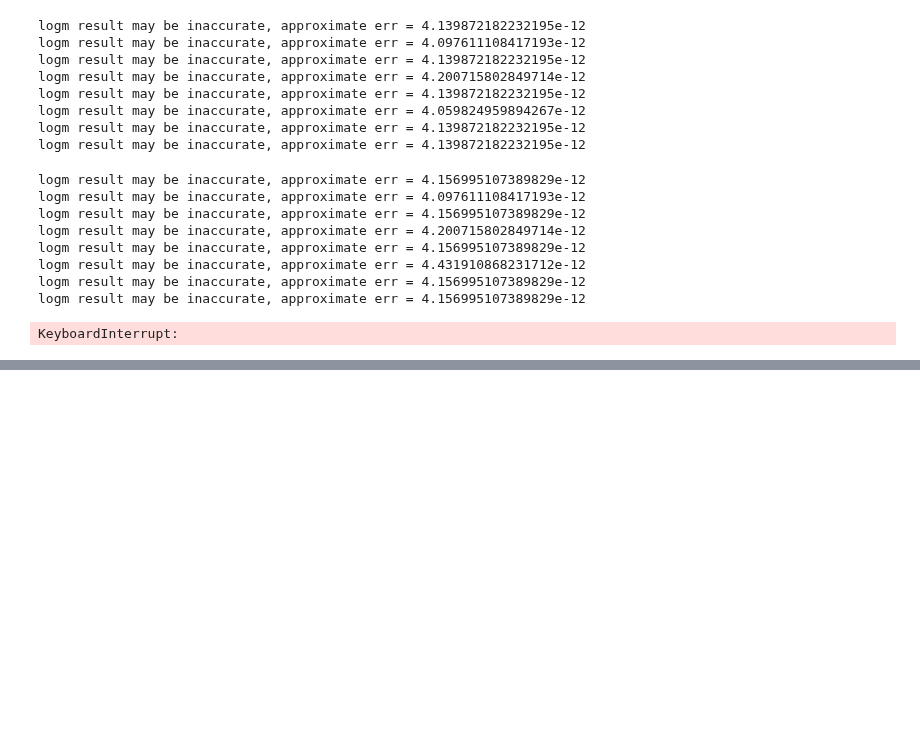
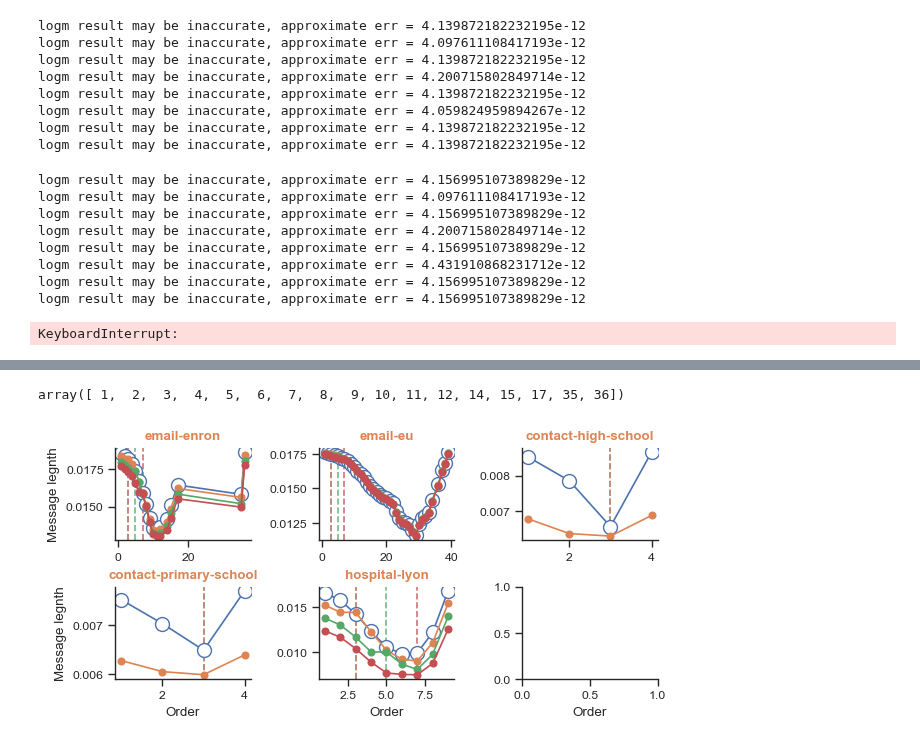
Before and after one commit to maximelucas/hypergraph_reducibility, a Jupyter notebook: notebooks/figure_2_shuffling.ipynb, the cells around one changed output, grey strips where cells are left out. Saved outputs shown, nothing was run; the diff lists cells and outputs as text; code cells hidden in the pictures; blank space fills up the shorter version.

```diff
--- a/notebooks/figure_2_shuffling.ipynb
+++ b/notebooks/figure_2_shuffling.ipynb
@@ -276,0 +235,73 @@ fig_name = f"figure_2_v1" #lambda2_HG_SC_N_{N}_ps_{ps}_nrep_{n_repetitions}"
+# %%
+cat_dict = {
+    "diseasome": "bio",
+    "ndc-substances": "bio",
+    "hospital-lyon": "socio",
+    "congress-bills": "?",
+    "email-enron": "tech",
+    "email-eu": "tech",
+    "contact-primary-school": "socio",
+    "tags-ask-ubuntu": "?",
+    "contact-high-school": "socio"
+}
+
+def category(area):
+    if area in ["socio", "tech"]:
+        return "overlapping"
+    elif area in ["co-auth", "bio"]:
+        return "non-overlapping"
+    else:
+        return "unknown"
+# %%
+n_sets = len(data)
+
+fig, axs = plt.subplots(2, 3, sharex=False, sharey=False, figsize=(7, 3))
+
+for i, (dataset, vals_dict) in enumerate(data.items()):
+
+    ax = axs.flatten()[i]
+
+    Qs_H = vals_dict["Qs_H"]
+    orders = vals_dict["orders"]
+    d_shuffles = vals_dict["d_shuffles"]
+    print(d_shuffles)
+    print(f"{vals_dict['tau_c']:.3f}")
+    if dataset == "email-enron":
+        bb = orders
+
+    ax.plot(orders, Qs_H[0], "o-", label=f"not shuffled", ms=10, mfc="white")
+    ax.axvline(d_shuffles[0], ls="--", c=f"C0", zorder=-2, alpha=0.8)
+
+    for j in range(len(Qs_H) - 1):
+        ax.plot(orders, Qs_H[j + 1], "o-", label=f"d={d_shuffles[j]} shuffled")
+
+        ax.axvline(d_shuffles[j], ls="--", c=f"C{j+1}", zorder=-2, alpha=0.8)
+
+    cat = category(cat_dict[dataset])
+    print(dataset, cat)
+    if cat == "overlapping":
+        col = "C1"
+    elif cat == "non-overlapping":
+        col = "g"
+    else:
+        col = "k"
+
+    ax.set_title(dataset, weight="bold", color=col)
+
+plt.subplots_adjust(wspace=0.5, hspace=0.5)
+
+for ax in axs[:, 0]:
+    ax.set_ylabel("Message legnth")
+
+for ax in axs[-1, :]:
+    ax.set_xlabel("Order")
+
+sb.despine()
+
+fig_name = f"figure_2_v1"  # lambda2_HG_SC_N_{N}_ps_{ps}_nrep_{n_repetitions}"
+
+# plt.savefig(f"{out_dir}{fig_name}.png", dpi=250, bbox_inches="tight")
+# plt.savefig(f"{out_dir}{fig_name}.pdf", dpi=250, bbox_inches="tight")
+
+bb
+# %% [output]
@@ -276,0 +323,2 @@ fig_name = f"figure_2_v1" #lambda2_HG_SC_N_{N}_ps_{ps}_nrep_{n_repetitions}"
+array([ 1,  2,  3,  4,  5,  6,  7,  8,  9, 10, 11, 12, 14, 15, 17, 35, 36])
+[figure, added]
```
Also changed, not shown: parts of 15 cells of this notebook, 53 other files.
